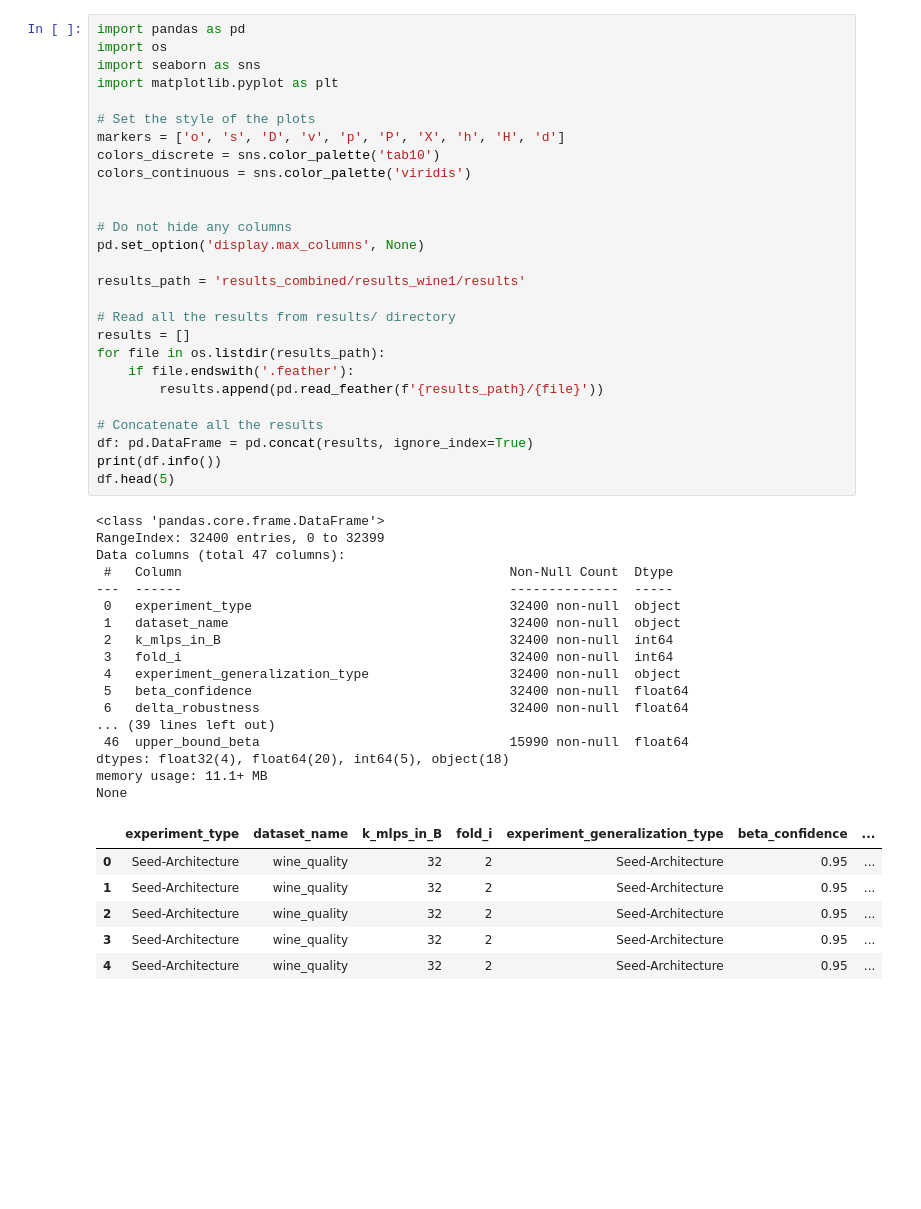
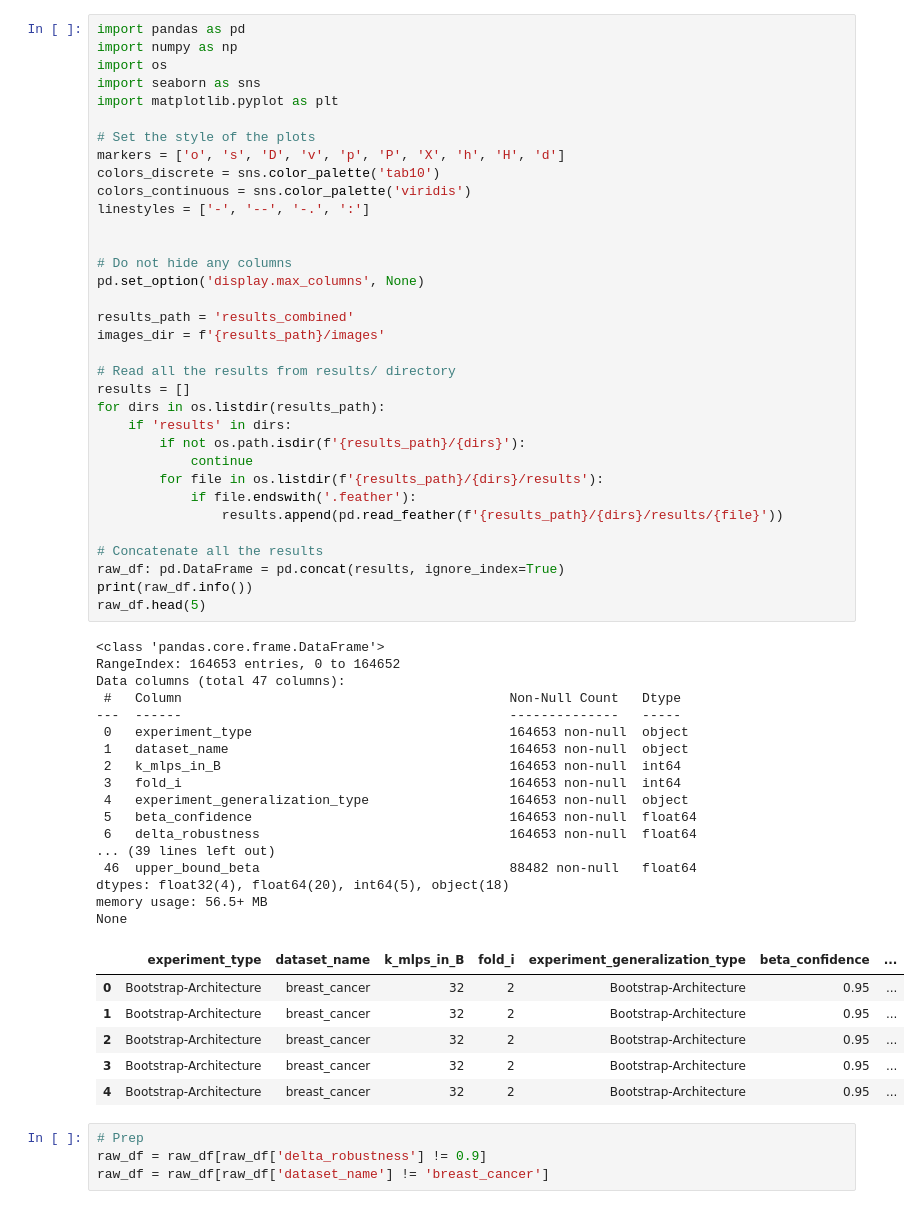
Before and after one commit to istepka/betarce, a Jupyter notebook: check.ipynb, the cells around one changed output. Cells and saved outputs as stored; diff of their text form; blank space fills up the shorter version.

```diff
--- a/check.ipynb
+++ b/check.ipynb
@@ -1,51 +1,62 @@
 # %%
 import pandas as pd
+import numpy as np
 import os
 import seaborn as sns
 import matplotlib.pyplot as plt
 
 # Set the style of the plots
 markers = ['o', 's', 'D', 'v', 'p', 'P', 'X', 'h', 'H', 'd']
 colors_discrete = sns.color_palette('tab10')
 colors_continuous = sns.color_palette('viridis')
+linestyles = ['-', '--', '-.', ':']
 
 
 # Do not hide any columns
 pd.set_option('display.max_columns', None)
 
-results_path = 'results_combined/results_wine1/results'
+results_path = 'results_combined'
+images_dir = f'{results_path}/images'
 
 # Read all the results from results/ directory
 results = []
-for file in os.listdir(results_path):
-    if file.endswith('.feather'):
-        results.append(pd.read_feather(f'{results_path}/{file}'))
+for dirs in os.listdir(results_path):
+    if 'results' in dirs:
+        if not os.path.isdir(f'{results_path}/{dirs}'):
+            continue
+        for file in os.listdir(f'{results_path}/{dirs}/results'):
+            if file.endswith('.feather'):
+                results.append(pd.read_feather(f'{results_path}/{dirs}/results/{file}'))
 
 # Concatenate all the results
-df: pd.DataFrame = pd.concat(results, ignore_index=True)
-print(df.info())
-df.head(5)
+raw_df: pd.DataFrame = pd.concat(results, ignore_index=True)
+print(raw_df.info())
+raw_df.head(5)
 # %% [output]
 <class 'pandas.core.frame.DataFrame'>
-RangeIndex: 32400 entries, 0 to 32399
+RangeIndex: 164653 entries, 0 to 164652
 Data columns (total 47 columns):
- #   Column                                          Non-Null Count  Dtype
----  ------                                          --------------  -----
- 0   experiment_type                                 32400 non-null  object
- 1   dataset_name                                    32400 non-null  object
- 2   k_mlps_in_B                                     32400 non-null  int64
- 3   fold_i                                          32400 non-null  int64
- 4   experiment_generalization_type                  32400 non-null  object
- 5   beta_confidence                                 32400 non-null  float64
- 6   delta_robustness                                32400 non-null  float64
+ #   Column                                          Non-Null Count   Dtype
+---  ------                                          --------------   -----
+ 0   experiment_type                                 164653 non-null  object
+ 1   dataset_name                                    164653 non-null  object
+ 2   k_mlps_in_B                                     164653 non-null  int64
+ 3   fold_i                                          164653 non-null  int64
+ 4   experiment_generalization_type                  164653 non-null  object
+ 5   beta_confidence                                 164653 non-null  float64
+ 6   delta_robustness                                164653 non-null  float64
 ... (39 lines left out)
- 46  upper_bound_beta                                15990 non-null  float64
+ 46  upper_bound_beta                                88482 non-null   float64
 dtypes: float32(4), float64(20), int64(5), object(18)
-memory usage: 11.1+ MB
+memory usage: 56.5+ MB
 None
 |  | experiment_type | dataset_name | k_mlps_in_B | fold_i | experiment_generalization_type | beta_confidence | ... |
-| 0 | Seed-Architecture | wine_quality | 32 | 2 | Seed-Architecture | 0.95 | ... |
-| 1 | Seed-Architecture | wine_quality | 32 | 2 | Seed-Architecture | 0.95 | ... |
-| 2 | Seed-Architecture | wine_quality | 32 | 2 | Seed-Architecture | 0.95 | ... |
-| 3 | Seed-Architecture | wine_quality | 32 | 2 | Seed-Architecture | 0.95 | ... |
-| 4 | Seed-Architecture | wine_quality | 32 | 2 | Seed-Architecture | 0.95 | ... |
+| 0 | Bootstrap-Architecture | breast_cancer | 32 | 2 | Bootstrap-Architecture | 0.95 | ... |
+| 1 | Bootstrap-Architecture | breast_cancer | 32 | 2 | Bootstrap-Architecture | 0.95 | ... |
+| 2 | Bootstrap-Architecture | breast_cancer | 32 | 2 | Bootstrap-Architecture | 0.95 | ... |
+| 3 | Bootstrap-Architecture | breast_cancer | 32 | 2 | Bootstrap-Architecture | 0.95 | ... |
+| 4 | Bootstrap-Architecture | breast_cancer | 32 | 2 | Bootstrap-Architecture | 0.95 | ... |
+# %%
+# Prep
+raw_df = raw_df[raw_df['delta_robustness'] != 0.9]
+raw_df = raw_df[raw_df['dataset_name'] != 'breast_cancer']
```
Also changed, not shown: parts of 15 cells of this notebook, 1 other file.
